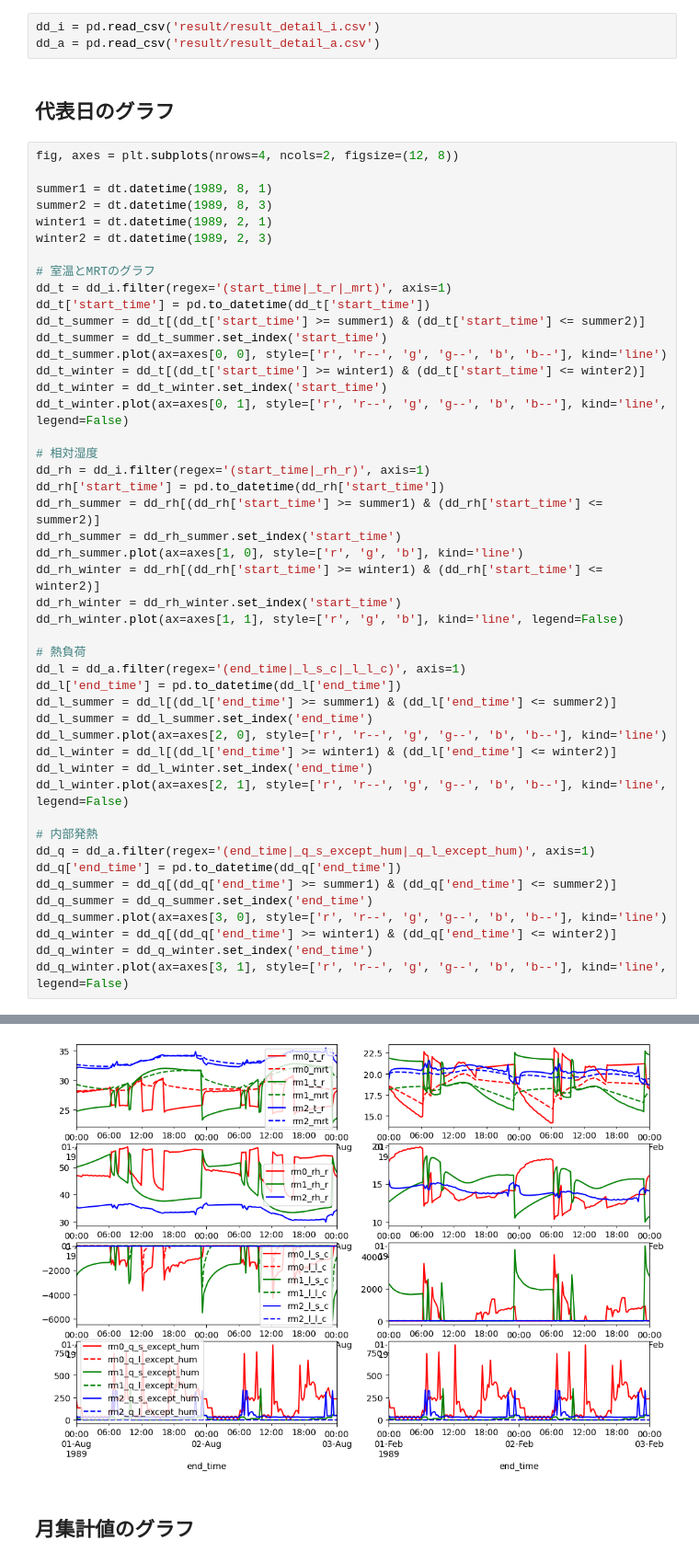
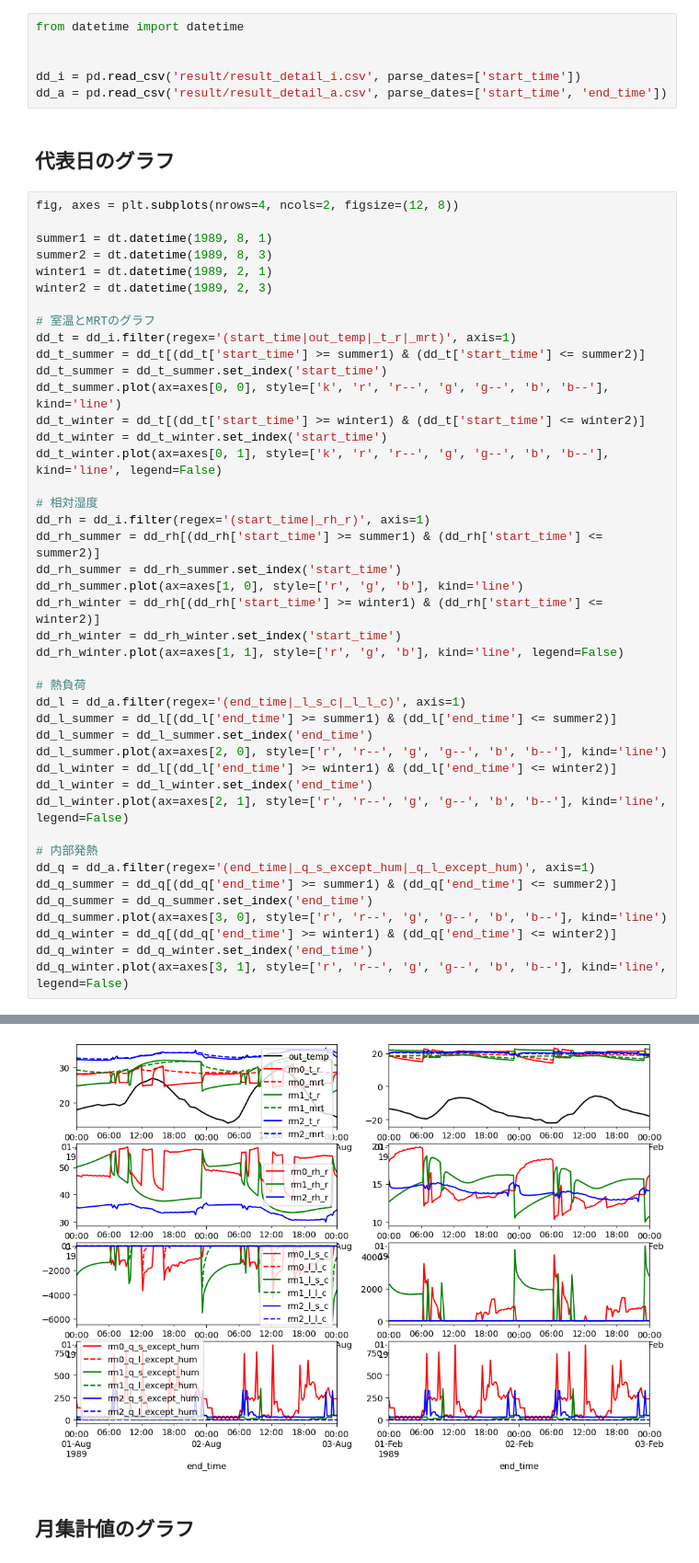
Before and after one commit to BRI-EES-House/heat_load_calc, a Jupyter notebook: notebook/heat_load_calc_viewer/main.ipynb, the cells around one changed output, grey strips where cells are left out. Shown at 92% size. Cells and saved outputs as stored; diff of their text form.

```diff
--- a/notebook/heat_load_calc_viewer/main.ipynb
+++ b/notebook/heat_load_calc_viewer/main.ipynb
@@ -5,8 +5,11 @@ import pandas as pd
 import datetime as dt
 import matplotlib.pyplot as plt
 # %%
-dd_i = pd.read_csv('result/result_detail_i.csv')
-dd_a = pd.read_csv('result/result_detail_a.csv')
+from datetime import datetime
+
+
+dd_i = pd.read_csv('result/result_detail_i.csv', parse_dates=['start_time'])
+dd_a = pd.read_csv('result/result_detail_a.csv', parse_dates=['start_time', 'end_time'])
 # %% [markdown]
 ## 代表日のグラフ
 # %%
@@ -18,18 +21,16 @@ winter1 = dt.datetime(1989, 2, 1)
 winter2 = dt.datetime(1989, 2, 3)
 
 # 室温とMRTのグラフ
-dd_t = dd_i.filter(regex='(start_time|_t_r|_mrt)', axis=1)
-dd_t['start_time'] = pd.to_datetime(dd_t['start_time'])
+dd_t = dd_i.filter(regex='(start_time|out_temp|_t_r|_mrt)', axis=1)
 dd_t_summer = dd_t[(dd_t['start_time'] >= summer1) & (dd_t['start_time'] <= summer2)]
 dd_t_summer = dd_t_summer.set_index('start_time')
-dd_t_summer.plot(ax=axes[0, 0], style=['r', 'r--', 'g', 'g--', 'b', 'b--'], kind='line')
+dd_t_summer.plot(ax=axes[0, 0], style=['k', 'r', 'r--', 'g', 'g--', 'b', 'b--'], kind='line')
 dd_t_winter = dd_t[(dd_t['start_time'] >= winter1) & (dd_t['start_time'] <= winter2)]
 dd_t_winter = dd_t_winter.set_index('start_time')
-dd_t_winter.plot(ax=axes[0, 1], style=['r', 'r--', 'g', 'g--', 'b', 'b--'], kind='line', legend=False)
+dd_t_winter.plot(ax=axes[0, 1], style=['k', 'r', 'r--', 'g', 'g--', 'b', 'b--'], kind='line', legend=False)
 
 # 相対湿度
 dd_rh = dd_i.filter(regex='(start_time|_rh_r)', axis=1)
-dd_rh['start_time'] = pd.to_datetime(dd_rh['start_time'])
 dd_rh_summer = dd_rh[(dd_rh['start_time'] >= summer1) & (dd_rh['start_time'] <= summer2)]
 dd_rh_summer = dd_rh_summer.set_index('start_time')
 dd_rh_summer.plot(ax=axes[1, 0], style=['r', 'g', 'b'], kind='line')
@@ -39,7 +40,6 @@ dd_rh_winter.plot(ax=axes[1, 1], style=['r', 'g', 'b'], kind='line', legend=Fals
 
 # 熱負荷
 dd_l = dd_a.filter(regex='(end_time|_l_s_c|_l_l_c)', axis=1)
-dd_l['end_time'] = pd.to_datetime(dd_l['end_time'])
 dd_l_summer = dd_l[(dd_l['end_time'] >= summer1) & (dd_l['end_time'] <= summer2)]
 dd_l_summer = dd_l_summer.set_index('end_time')
 dd_l_summer.plot(ax=axes[2, 0], style=['r', 'r--', 'g', 'g--', 'b', 'b--'], kind='line')
@@ -49,7 +49,6 @@ dd_l_winter.plot(ax=axes[2, 1], style=['r', 'r--', 'g', 'g--', 'b', 'b--'], kind
 
 # 内部発熱
 dd_q = dd_a.filter(regex='(end_time|_q_s_except_hum|_q_l_except_hum)', axis=1)
-dd_q['end_time'] = pd.to_datetime(dd_q['end_time'])
 dd_q_summer = dd_q[(dd_q['end_time'] >= summer1) & (dd_q['end_time'] <= summer2)]
 dd_q_summer = dd_q_summer.set_index('end_time')
 dd_q_summer.plot(ax=axes[3, 0], style=['r', 'r--', 'g', 'g--', 'b', 'b--'], kind='line')
@@ -81,4 +60,4 @@ See the caveats in the documentation: https://pandas.pydata.org/pandas-docs/stab
-[figure, old version]
+[figure, new version]
 # %% [markdown]
 ## 月集計値のグラフ
 # %%
```
Also changed, not shown: parts of 1 cell of this notebook.
